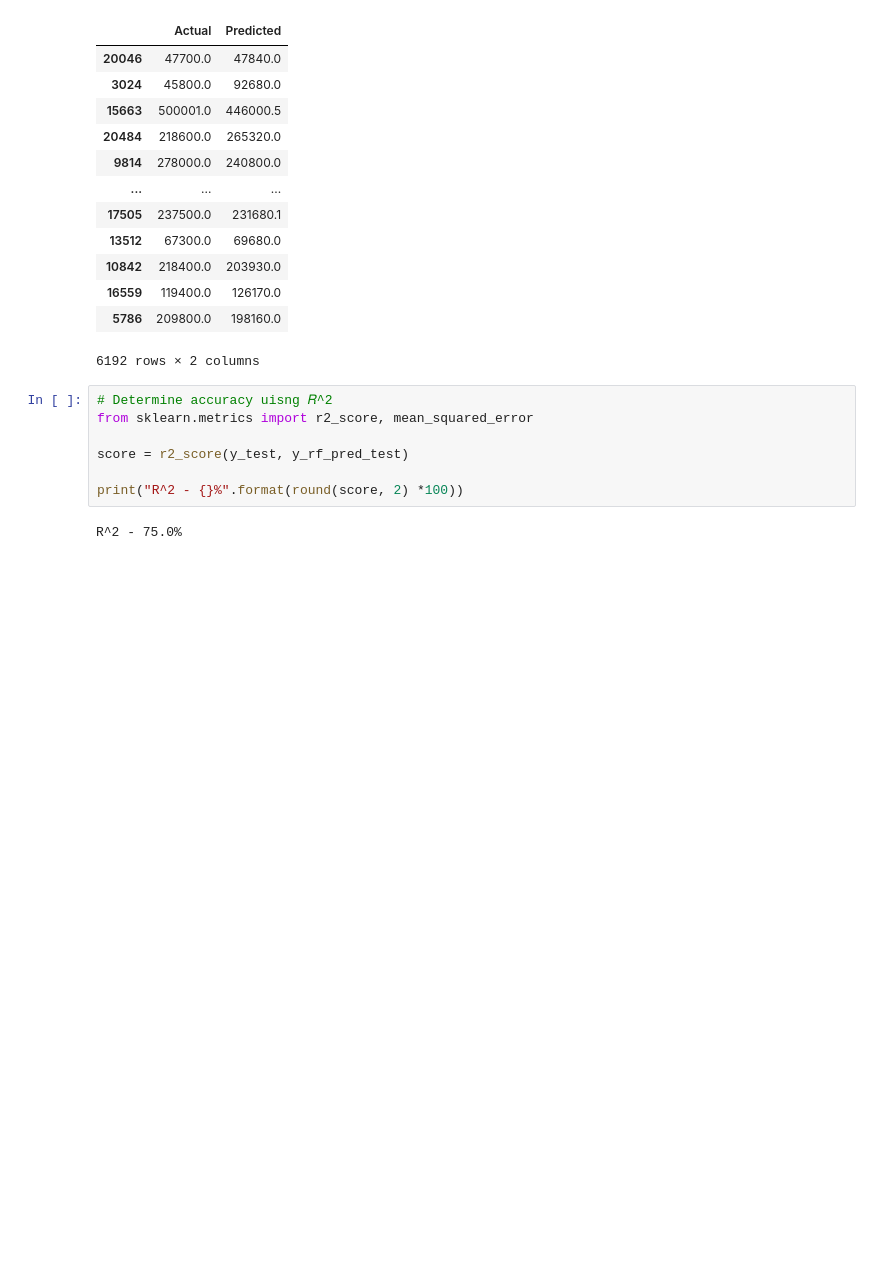
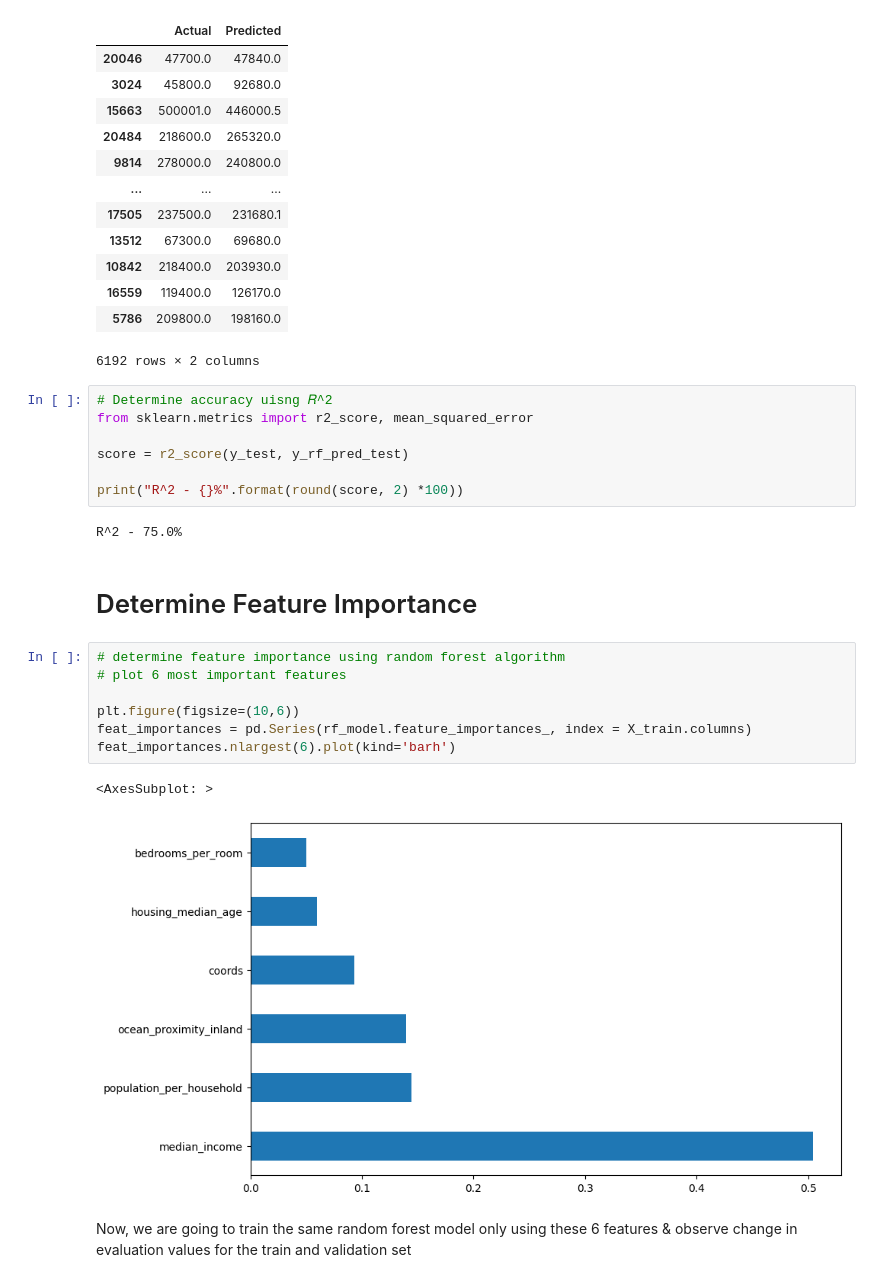
Before and after one commit to adamdmeg/home-prediction-ml, a Jupyter notebook: home_prediction.ipynb, the cells around one changed output. Drawn from its saved outputs; the diff is of its cells as text; blank space fills up the shorter version.

```diff
--- a/home_prediction.ipynb
+++ b/home_prediction.ipynb
@@ -520,3 +520,17 @@ score = r2_score(y_test, y_rf_pred_test)
 print("R^2 - {}%".format(round(score, 2) *100))
 # %% [output]
 R^2 - 75.0%
+# %% [markdown]
+# Determine Feature Importance
+# %%
+# determine feature importance using random forest algorithm
+# plot 6 most important features
+
+plt.figure(figsize=(10,6))
+feat_importances = pd.Series(rf_model.feature_importances_, index = X_train.columns)
+feat_importances.nlargest(6).plot(kind='barh')
+# %% [output]
+<AxesSubplot: >
+[figure, added]
+# %% [markdown]
+Now, we are going to train the same random forest model only using these 6 features & observe change in evaluation values for the train and validation set
```
Also changed, not shown: parts of 2 cells of this notebook.
